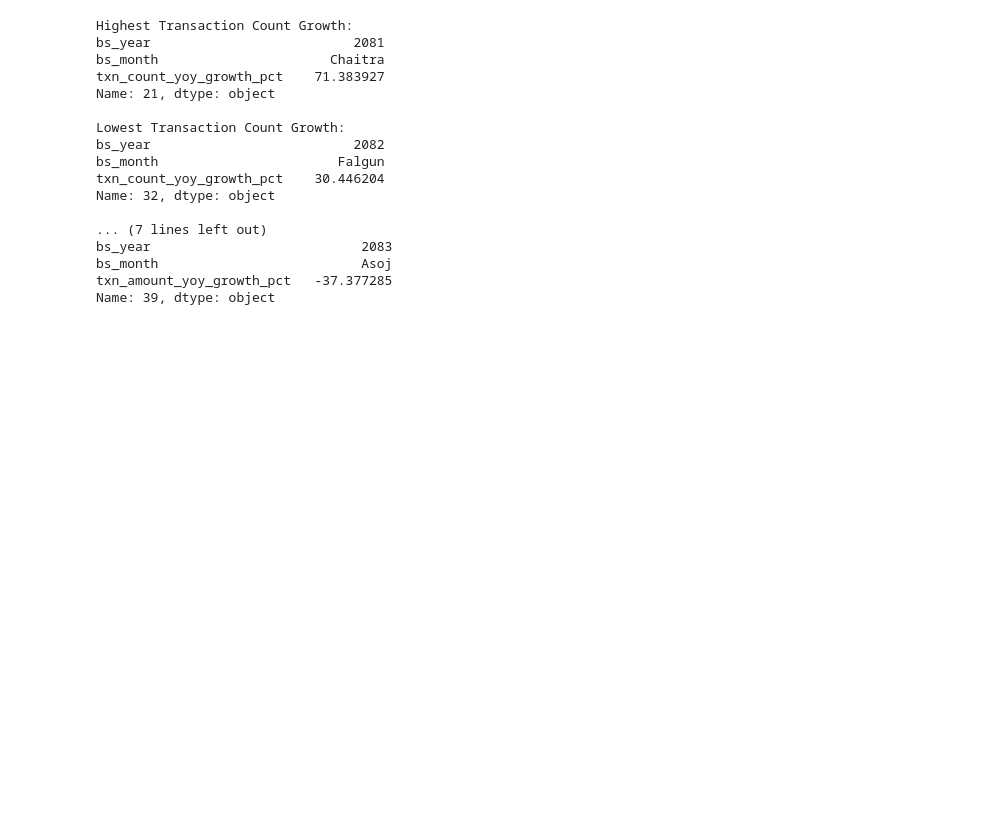
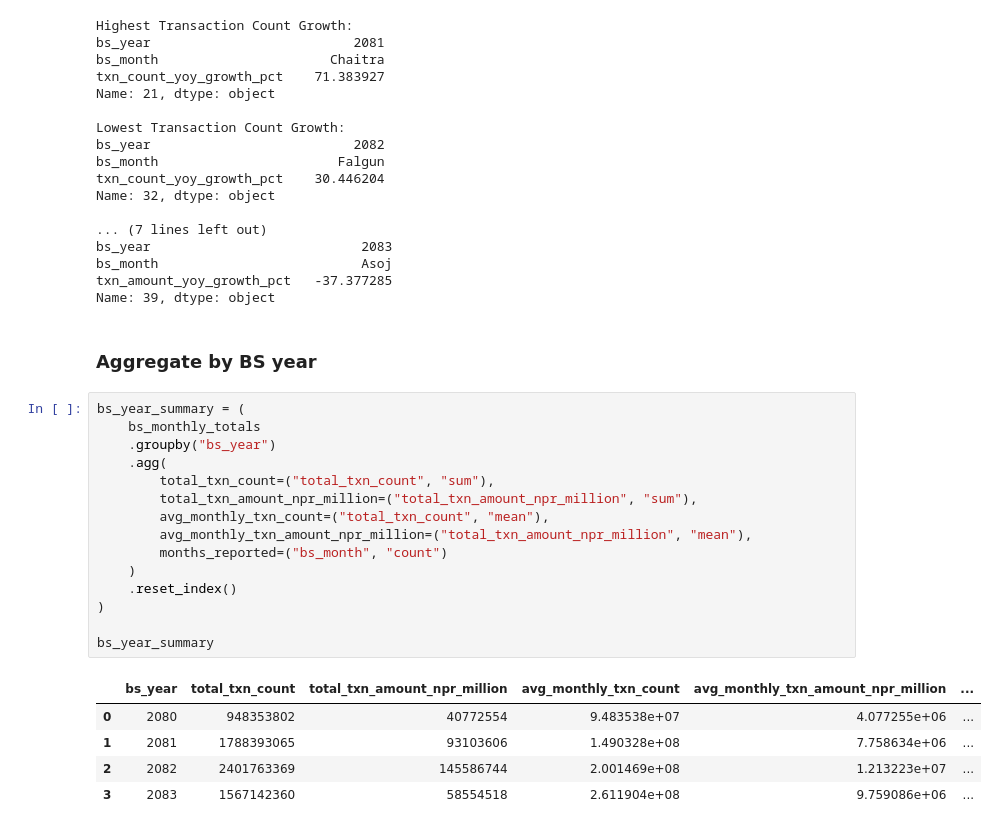
Before and after one commit to Srijan0113/Nepal_Online_Payment_System, a Jupyter notebook: Python/02_transaction_trend_analysis.ipynb, the cells around one changed output. Drawn from its saved outputs; the diff is of its cells as text; blank space fills up the shorter version.

```diff
--- a/Python/02_transaction_trend_analysis.ipynb
+++ b/Python/02_transaction_trend_analysis.ipynb
@@ -500,3 +500,26 @@ bs_year                           2083
 bs_month                          Asoj
 txn_amount_yoy_growth_pct   -37.377285
 Name: 39, dtype: object
+# %% [markdown]
+### Aggregate by BS year
+# %%
+bs_year_summary = (
+    bs_monthly_totals
+    .groupby("bs_year")
+    .agg(
+        total_txn_count=("total_txn_count", "sum"),
+        total_txn_amount_npr_million=("total_txn_amount_npr_million", "sum"),
+        avg_monthly_txn_count=("total_txn_count", "mean"),
+        avg_monthly_txn_amount_npr_million=("total_txn_amount_npr_million", "mean"),
+        months_reported=("bs_month", "count")
+    )
+    .reset_index()
+)
+
+bs_year_summary
+# %% [output]
+|  | bs_year | total_txn_count | total_txn_amount_npr_million | avg_monthly_txn_count | avg_monthly_txn_amount_npr_million | ... |
+| 0 | 2080 | 948353802 | 40772554 | 9.483538e+07 | 4.077255e+06 | ... |
+| 1 | 2081 | 1788393065 | 93103606 | 1.490328e+08 | 7.758634e+06 | ... |
+| 2 | 2082 | 2401763369 | 145586744 | 2.001469e+08 | 1.213223e+07 | ... |
+| 3 | 2083 | 1567142360 | 58554518 | 2.611904e+08 | 9.759086e+06 | ... |
```
Also changed, not shown: parts of 7 cells of this notebook.
